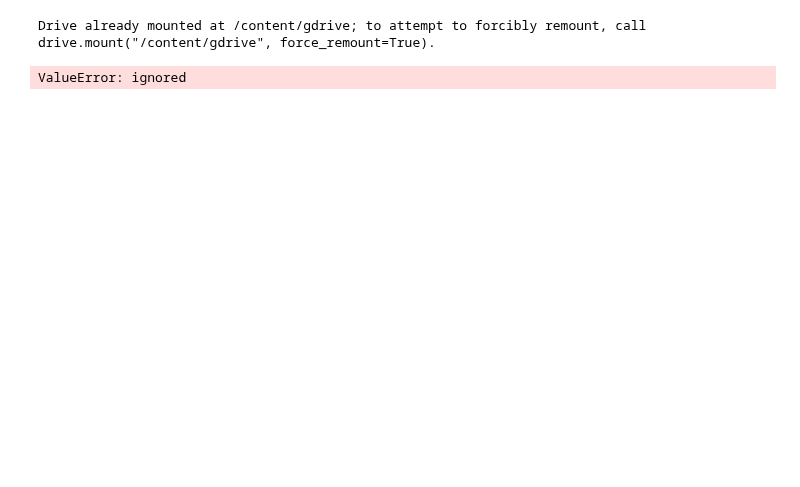
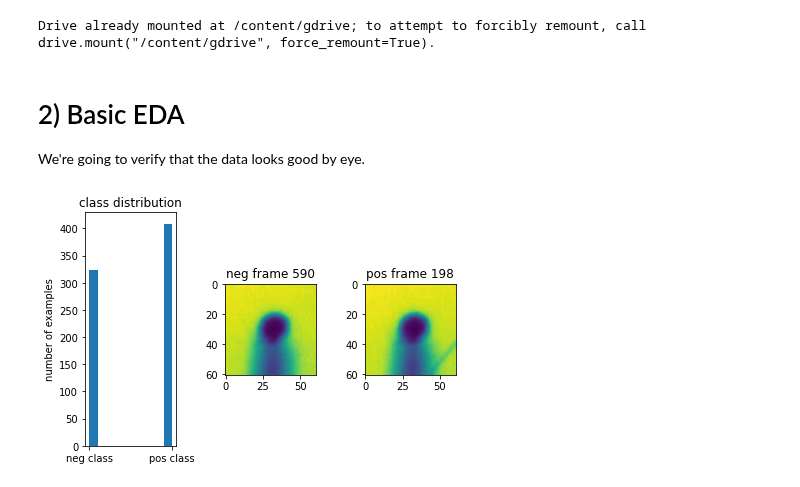
Before and after one commit to jacheung/bookshelf, a Jupyter notebook: autocurator_CNN_v1_0.ipynb, the cells around one changed output. Cells and saved outputs as stored; diff of their text form; code cells hidden in the pictures; blank space fills up the shorter version.

Commit message:
addition of data verification by EDA

```diff
--- a/autocurator_CNN_v1_0.ipynb
+++ b/autocurator_CNN_v1_0.ipynb
@@ -11,10 +12,28 @@ drive.mount('/content/gdrive')
 # %% [output]
 Drive already mounted at /content/gdrive; to attempt to forcibly remount, call drive.mount("/content/gdrive", force_remount=True).
 # %%
-raw_X = np.load('/content/gdrive/My Drive/Colab Notebooks/AH0000x000000-190_dataset.npy')
-raw_Y = np.load('/content/gdrive/My Drive/Colab Notebooks/AH0000x000000-190__curated_labels.npy')
-idx_Y = loadmat('/content/gdrive/My Drive/Colab Notebooks/AH0000x000000-190_frameIndex.mat')
-
-xy, xIdx, yIdx = np.intersect1d(raw_Y,idx_Y['relevantIdx'])
+# Load datasets
+raw_X = np.load('/content/gdrive/My Drive/Colab Notebooks/AH0000x000000-1_dataset.npy')
+raw_Y = np.rot90(np.load('/content/gdrive/My Drive/Colab Notebooks/AH0000x000000-1_touchClass.mat.npy'))
-# %% [output]
-ValueError: ignored
+# %% [markdown]
+# 2) Basic EDA
+We're going to verify that the data looks good by eye.
+# %%
+# Look at the distribution of classes
+fig, axs = plt.subplots(1, 3)
+axs[0].hist(raw_Y)
+axs[0].set_title('class distribution')
+axs[0].set_xticks([0,1])
+axs[0].set_xticklabels(['neg class', 'pos class'])
+axs[0].set_ylabel('number of examples')
+
+# Look at some images of positive and negative
+neg_class = [i for i, val in enumerate(raw_Y) if val==0]
+pos_class = [i for i, val in enumerate(raw_Y) if val==1]
+axs[1].imshow(raw_X[np.random.choice(neg_class,1)[0]])
+axs[1].set_title('neg frame ' + str(np.random.choice(neg_class,1)[0]))
+axs[2].imshow(raw_X[np.random.choice(pos_class,1)[0]])
+axs[2].set_title('pos frame ' + str(np.random.choice(pos_class,1)[0]))
+plt.tight_layout()
+# %% [output]
+[figure, added]
```
Also changed, not shown: parts of 4 cells of this notebook.
